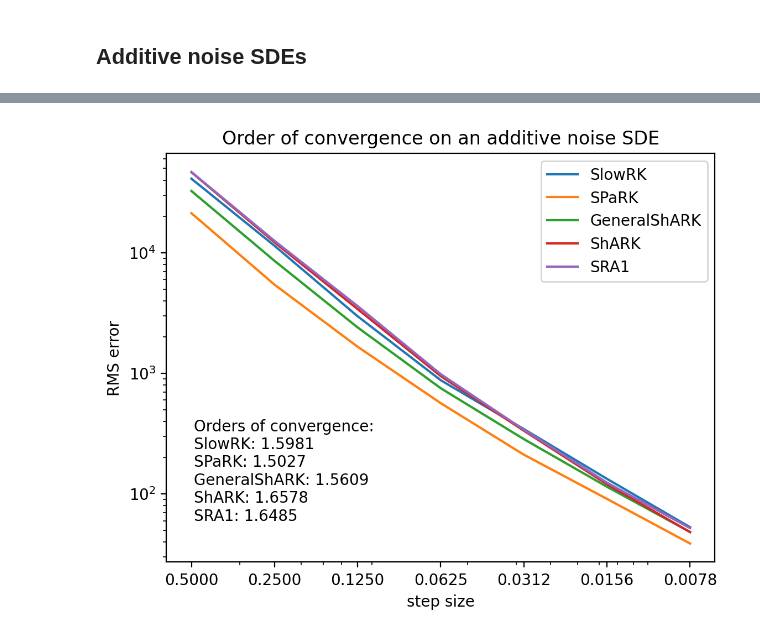
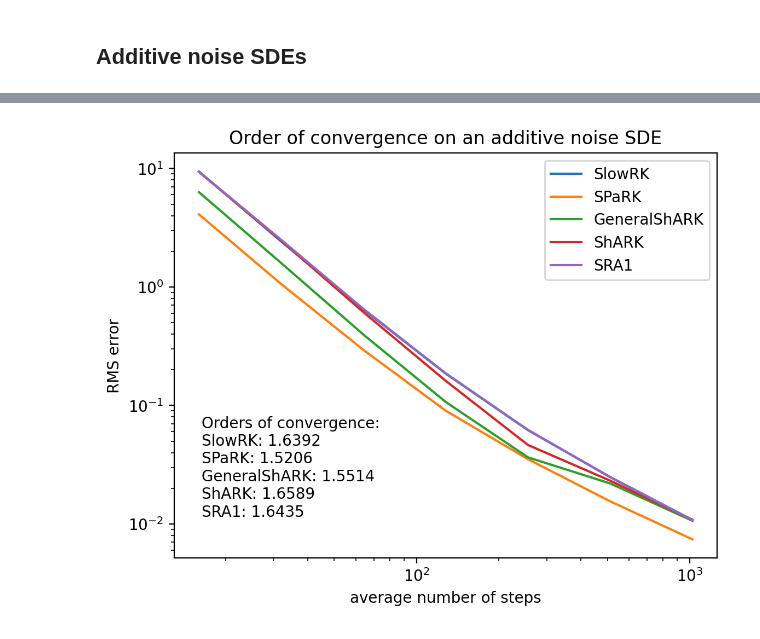
Before and after one commit to andyElking/diffrax_STLA, a Jupyter notebook: examples/srk_example.ipynb, the cells around one changed output, grey strips where cells are left out. Drawn from its saved outputs; the diff is of its cells as text; code cells hidden in the pictures.

```diff
--- a/examples/srk_example.ipynb
+++ b/examples/srk_example.ipynb
@@ -290,33 +314,32 @@ plot_sol_general(sol_additive)
 # %%
 # A comparison of SRKs for additive noise SDEs
 # We compute their orders and plot them on the same graph
-_, SLOWRK_errs_time_sde, _ = sde_solver_strong_order(
-    keys, time_sde_short, SlowRK(), SlowRK(), 2**-9, dts=hs(8)
+out_SLOWRK_time_sde = constant_step_strong_order(
+    keys, time_sde_short, SlowRK(), levels=(4, 10)
 )
-_, SPaRK_errs_time_sde, _ = sde_solver_strong_order(
-    keys, time_sde_short, SPaRK(), SPaRK(), 2**-9, dts=hs(8)
+out_SPaRK_time_sde = constant_step_strong_order(
+    keys, time_sde_short, SPaRK(), levels=(4, 10)
 )
-_, GenShARK_errs_time_sde, _ = sde_solver_strong_order(
-    keys, time_sde_short, GeneralShARK(), GeneralShARK(), 2**-9, dts=hs(8)
+out_GenShARK_time_sde = constant_step_strong_order(
+    keys, time_sde_short, GeneralShARK(), levels=(4, 10)
 )
-_, ShARK_errs_time_sde, _ = sde_solver_strong_order(
-    keys, time_sde_short, ShARK(), ShARK(), 2**-9, dts=hs(8)
+out_ShARK_time_sde = constant_step_strong_order(
+    keys, time_sde_short, ShARK(), levels=(4, 10)
 )
-_, SRA1_errs_time_sde, _ = sde_solver_strong_order(
-    keys, time_sde_short, SRA1(), SRA1(), 2**-9, dts=hs(8)
+out_SRA1_time_sde = constant_step_strong_order(
+    keys, time_sde_short, SRA1(), levels=(4, 10)
 )
 # %%
 draw_order_multiple(
-    hs(8),
     [
-        SLOWRK_errs_time_sde,
-        SPaRK_errs_time_sde,
-        GenShARK_errs_time_sde,
-        ShARK_errs_time_sde,
-        SRA1_errs_time_sde,
+        out_SLOWRK_time_sde,
+        out_SPaRK_time_sde,
+        out_GenShARK_time_sde,
+        out_ShARK_time_sde,
+        out_SRA1_time_sde,
     ],
     ["SlowRK", "SPaRK", "GeneralShARK", "ShARK", "SRA1"],
     title="Order of convergence on an additive noise SDE",
 )
 # %% [output]
-[figure, old version]
+[figure, new version]
```
Also changed, not shown: parts of 18 cells of this notebook, 12 other files.
